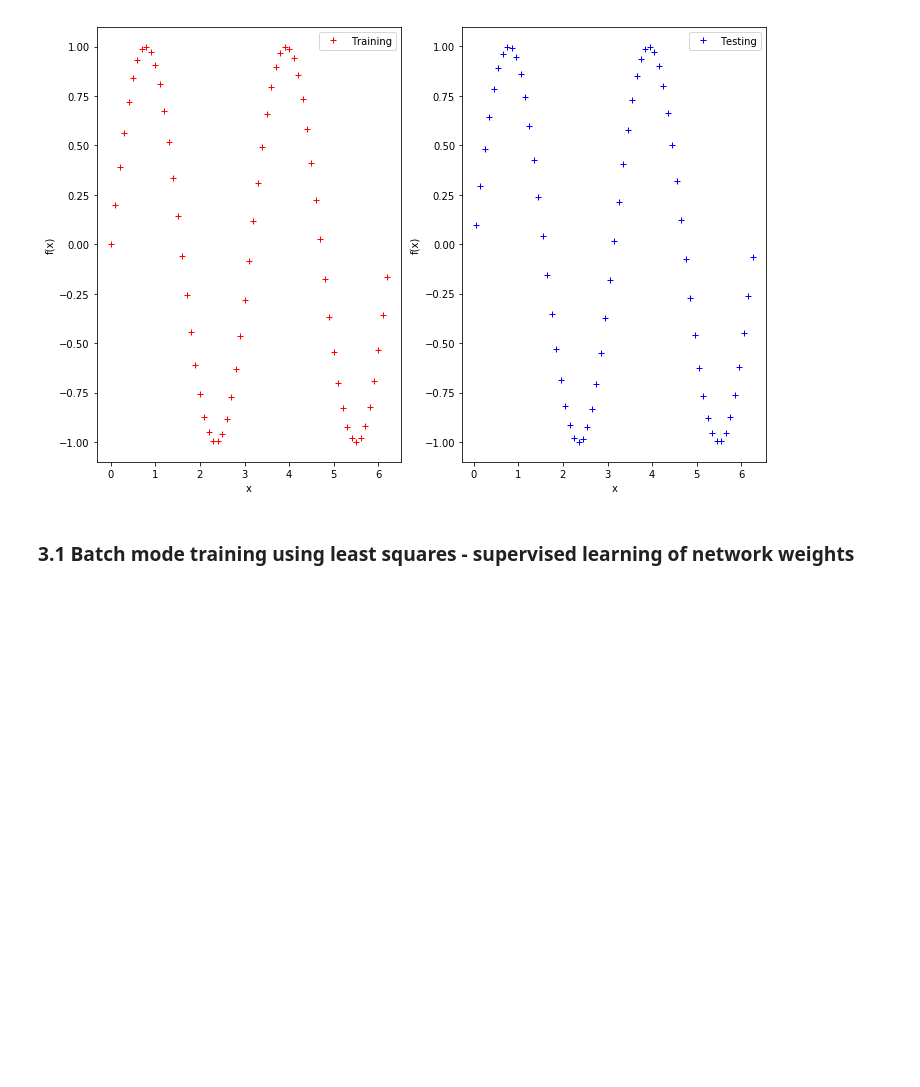
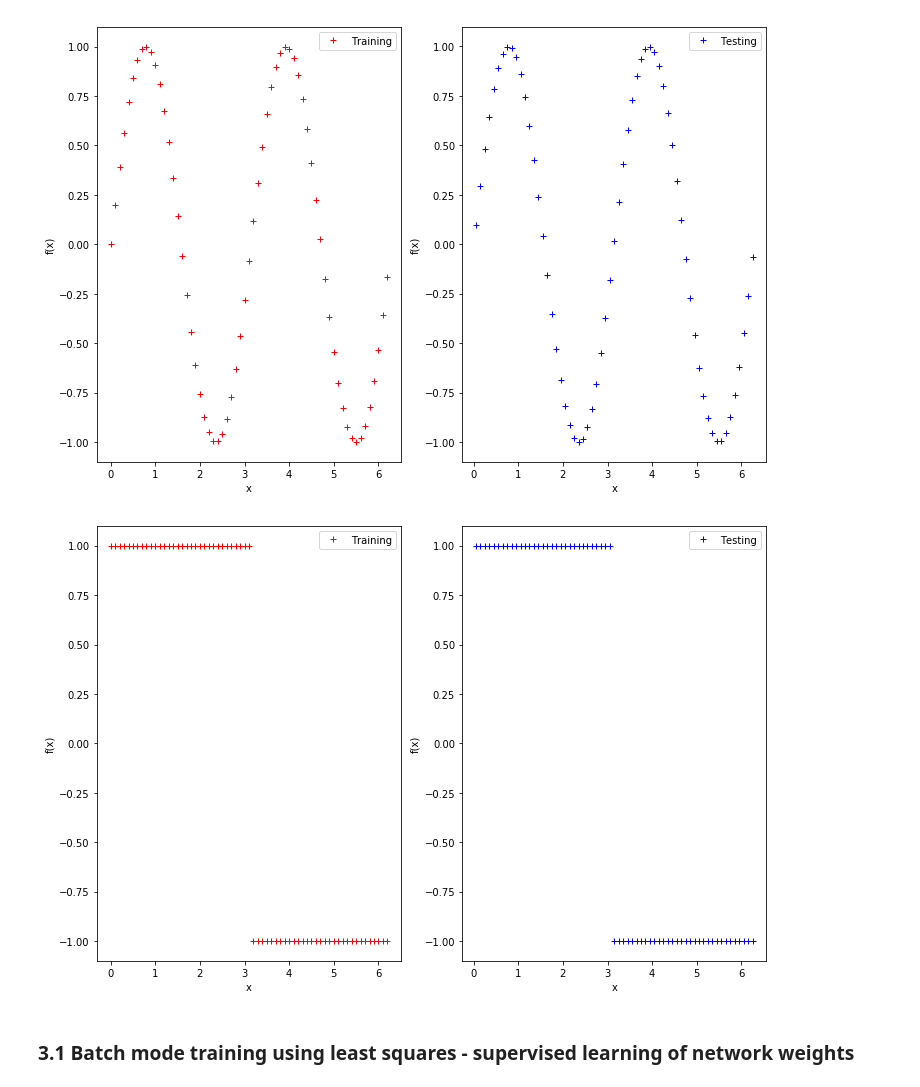
Before and after one commit to smallgreycreatures/DD2437, a Jupyter notebook: lab2/Assignmentpart1_3.1-2-Copy1.ipynb, the cells around one changed output. Saved outputs shown, nothing was run; the diff lists cells and outputs as text; code cells hidden in the pictures; blank space fills up the shorter version.

```diff
--- a/lab2/Assignmentpart1_3.1-2-Copy1.ipynb
+++ b/lab2/Assignmentpart1_3.1-2-Copy1.ipynb
@@ -43,23 +43,41 @@ def generate_data(is_sin):
 # %%
 training_patterns, training_targets, test_patterns, test_targets = generate_data(1)
 
 fig = plt.figure(figsize=(12,8))
 ax1 = fig.add_subplot(121)
 ax2 = fig.add_subplot(122)
 
 ax1.plot(training_patterns,training_targets, 'r+',label='Training')
 ax1.set_xlabel('x')
 ax1.set_ylabel('f(x)')
 ax1.legend()
 
 ax2.plot(test_patterns,test_targets,'b+',label='Testing')
 ax2.set_xlabel('x')
 ax2.set_ylabel('f(x)')
 ax2.legend()
 
 plt.show()
+
+training_patterns, training_targets, test_patterns, test_targets = generate_data(0)
+fig = plt.figure(figsize=(12,8))
+ax1 = fig.add_subplot(121)
+ax2 = fig.add_subplot(122)
+
+ax1.plot(training_patterns,training_targets, 'r+',label='Training')
+ax1.set_xlabel('x')
+ax1.set_ylabel('f(x)')
+ax1.legend()
+
+ax2.plot(test_patterns,test_targets,'b+',label='Testing')
+ax2.set_xlabel('x')
+ax2.set_ylabel('f(x)')
+ax2.legend()
+
+plt.show()
 # %% [output]
 [figure]
+[figure, added]
 # %%
 def evenly_spaced_rbf(n):
     mu_s = np.zeros((n,1))
```
Also changed, not shown: parts of 9 cells of this notebook, 19 other files.
